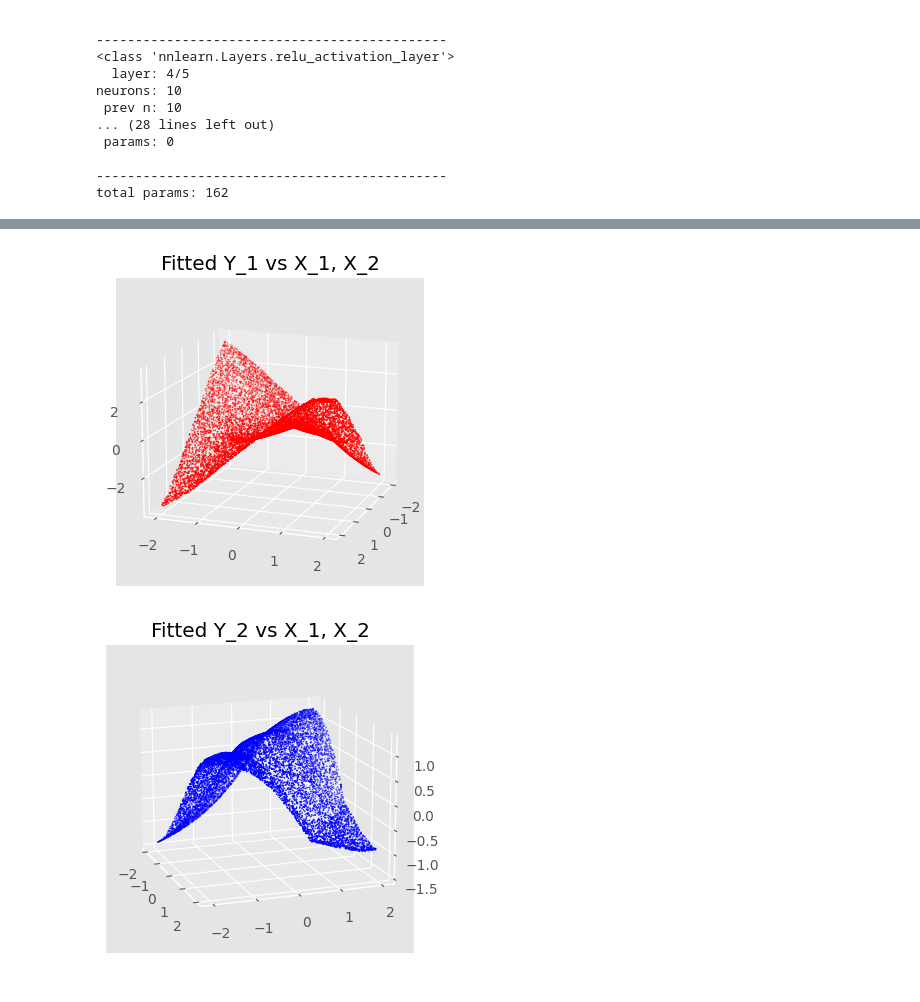
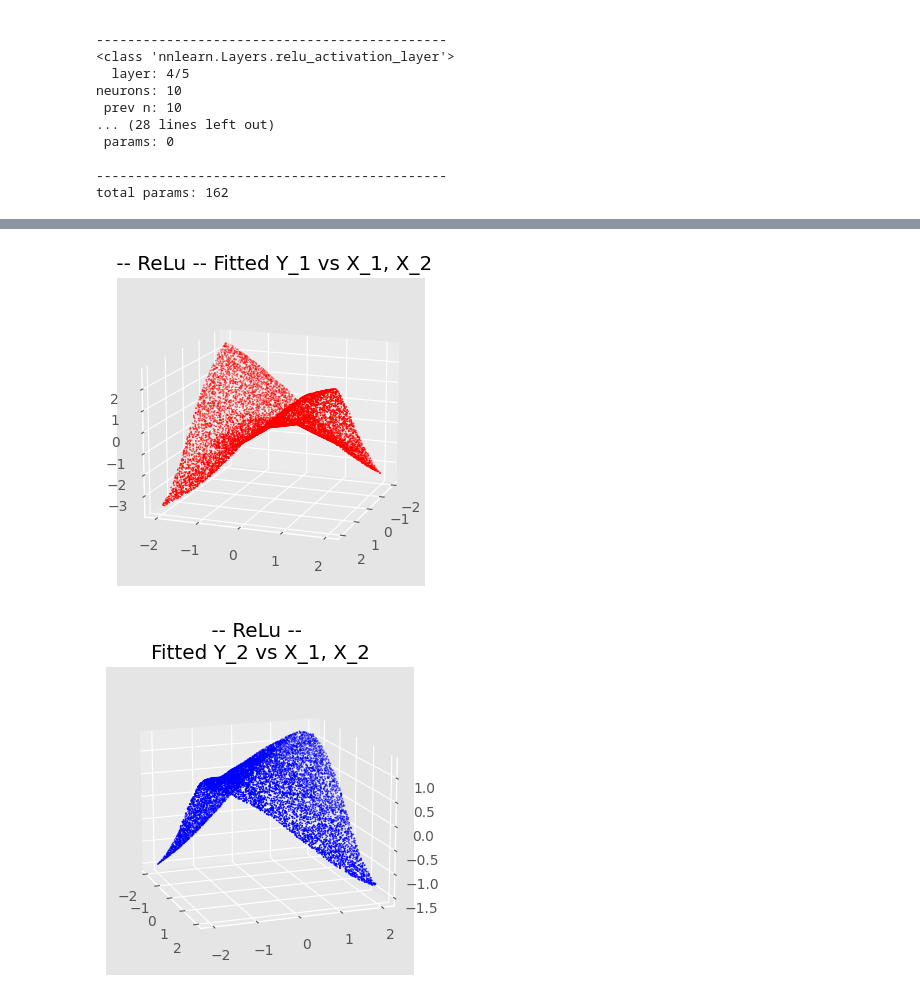
Before and after one commit to morganhawkins/NeuralNetwork, a Jupyter notebook: test_network.ipynb, the cells around one changed output, grey strips where cells are left out. Saved outputs shown, nothing was run; the diff lists cells and outputs as text; code cells hidden in the pictures.

```diff
--- a/test_network.ipynb
+++ b/test_network.ipynb
@@ -6,9 +8,7 @@ from mpl_toolkits import mplot3d
 # %%
-#creating network with 2 hidden layers
+#creating network with 2 hidden layers w/ relu activation
 
-np.random.seed(100)
-
-test_net_layers = [
+test_net_relu_layers = [
     input_layer(size = 2),
 
     connected_layer(num_neurons = 10, prev_neurons = 2),
@@ -21,9 +21,9 @@ test_net_layers = [
 
 ]
 
-test_net = network(test_net_layers)
+test_net_relu = network(test_net_relu_layers)
 
-test_net.print_structure()
+test_net_relu.print_structure()
 # %% [output]
 ---------------------------------------------
 <class 'nnlearn.Layers.connected_layer'>
@@ -76,11 +113,22 @@ plt.show()
 # %%
 start = time()
 
-test_net.minibatch_fit(x, y, batch_size = 30, epochs = 3000, verbose = True, learn_coef = .1)
+test_net_relu.minibatch_fit(x, y, batch_size = 5, epochs = 5000, verbose = True, learn_coef = .05)
 
 
 end = time()
-print("\n\n train time:", round(end-start, 2), "sec")
+print("\n\n ReLu train time:", round(end-start, 2), "sec")
+
+
+
+
+start = time()
+
+test_net_leaky_relu.minibatch_fit(x, y, batch_size = 5, epochs = 5000, verbose = True, learn_coef = .05)
+
+
+end = time()
+print("\n\n Leaky ReLu train time:", round(end-start, 2), "sec")
 # %% [output]
 --------------------
 epoch: 1
@@ -108,28 +175,27 @@ x_test = np.random.uniform(-2,2,(10000,2))
 
 y_test = np.array([[s[0]*s[1], s[0] + s[1]] for s in x])
 
-y_test_fitted = np.array([test_net.predict(x)  for x in x_test  ])
+y_test_fitted_relu = np.array([test_net_relu.predict(x)  for x in x_test  ])
+
+y_test_fitted_leaky_relu = np.array([test_net_leaky_relu.predict(x)  for x in x_test  ])
 # %%
-
-
-
 plt.figure(figsize=(4,4))
 ax = plt.axes(projection = "3d")
-plt.title("Fitted Y_1 vs X_1, X_2")
+plt.title(" -- ReLu -- Fitted Y_1 vs X_1, X_2")
 
-ax.scatter(x_test[:,0], x_test[:,1], y_test_fitted[:,0], s = .5, color = 'r', label = 'y_1')
+ax.scatter(x_test[:,0], x_test[:,1], y_test_fitted_relu[:,0], s = .5, color = 'r', label = 'y_1')
 
 ax.view_init(15, 20)
 plt.show()
 
 plt.figure(figsize=(4,4))
 ax = plt.axes(projection = "3d")
-plt.title("Fitted Y_2 vs X_1, X_2")
+plt.title(" -- ReLu --  \nFitted Y_2 vs X_1, X_2")
 
-ax.scatter(x_test[:,0], x_test[:,1], y_test_fitted[:,1], s = .5, color = 'b', label = "y_2")
+ax.scatter(x_test[:,0], x_test[:,1], y_test_fitted_relu[:,1], s = .5, color = 'b', label = "y_2")
 
 ax.view_init(15, -20)
 plt.show()
 # %% [output]
-[figure, old version]
+[figure, new version]
-[figure, old version]
+[figure, new version]
```
Also changed, not shown: parts of 7 cells of this notebook, 4 other files.
